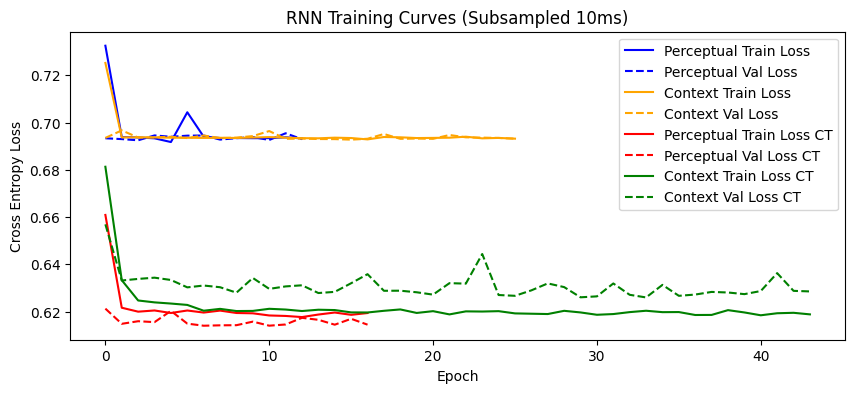
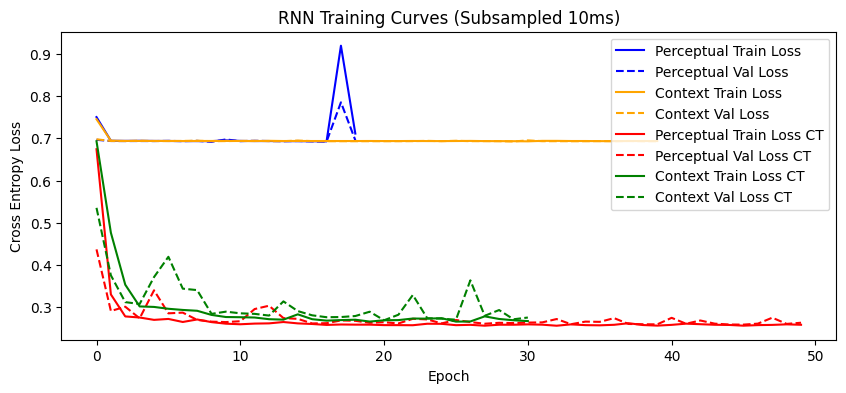
The notebook cell's code change between the first figure and the second:
--- before
+++ after
@@ -38,18 +38,2 @@
 torch.save(context_model_2.state_dict(), context_path)
 print(f"Saved Context Model to {context_path}\n")
-
-# Plot the training curves
-plt.figure(figsize=(10, 4))
-plt.plot(per_history['train_loss'], label='Perceptual Train Loss', color='blue')
-plt.plot(per_history['val_loss'], label='Perceptual Val Loss', color='blue', linestyle='--')
-plt.plot(ctx_history['train_loss'], label='Context Train Loss', color='orange')
-plt.plot(ctx_history['val_loss'], label='Context Val Loss', color='orange', linestyle='--')
-plt.plot(per_history_2['train_loss'], label='Perceptual Train Loss CT', color='red')
-plt.plot(per_history_2['val_loss'], label='Perceptual Val Loss CT', color='red', linestyle='--')
-plt.plot(ctx_history_2['train_loss'], label='Context Train Loss CT', color='green')
-plt.plot(ctx_history_2['val_loss'], label='Context Val Loss CT', color='green', linestyle='--')
-plt.title("RNN Training Curves (Subsampled 10ms)")
-plt.xlabel("Epoch")
-plt.ylabel("Cross Entropy Loss")
-plt.legend()
-plt.show()

Commit: Update 04_minimal_product.ipynb